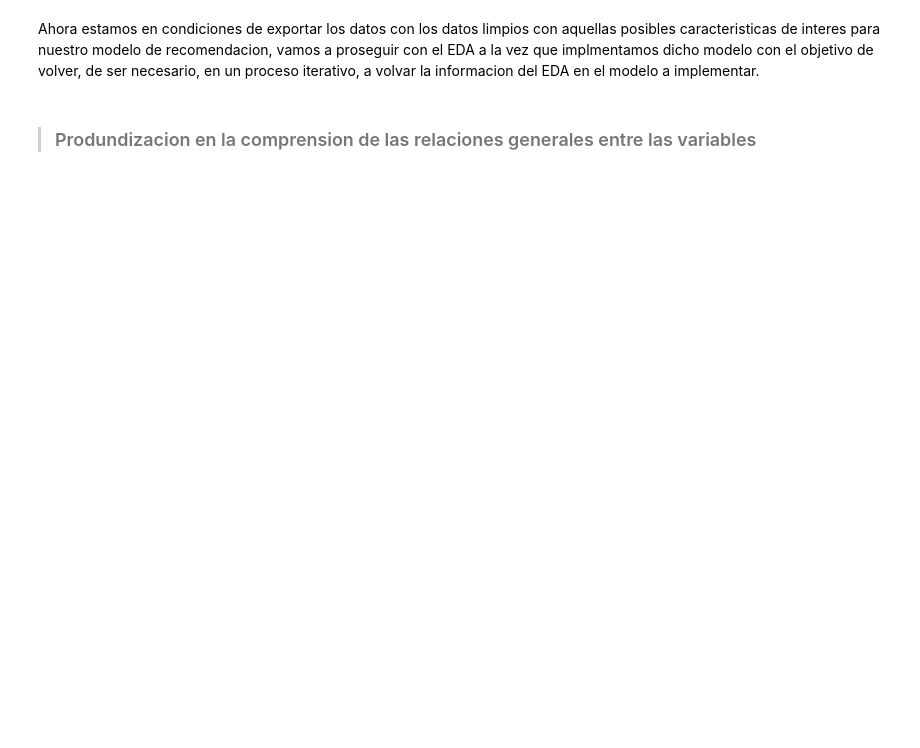
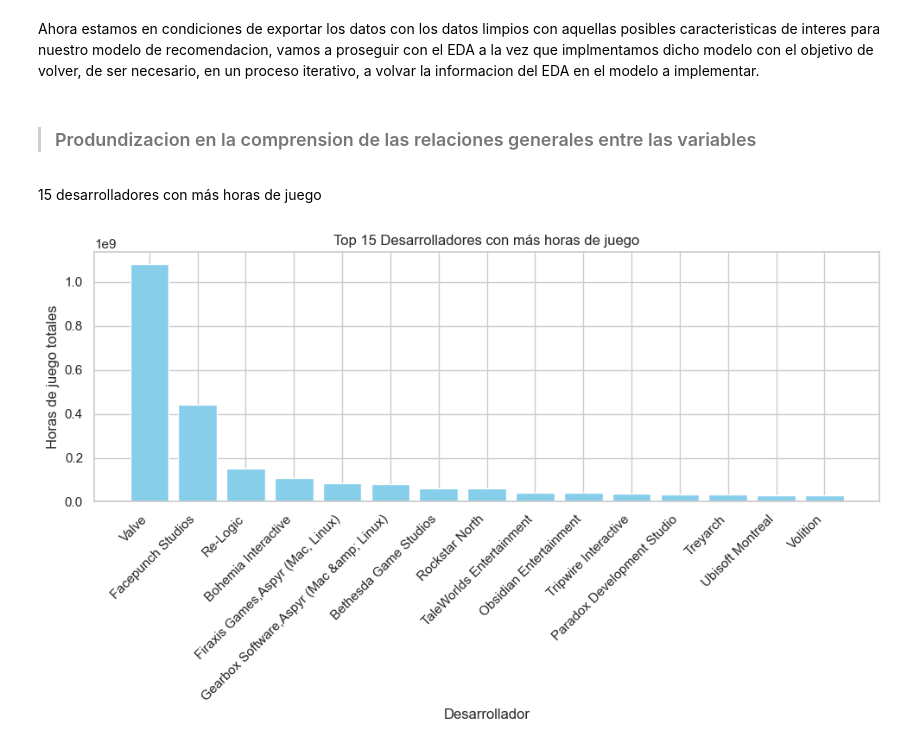
Before and after one commit to sebastianrosenblunnhellman/Steam_ML_OPS, a Jupyter notebook: 03_EDA.ipynb, the cells around one changed output. Drawn from its saved outputs; the diff is of its cells as text; code cells hidden in the pictures; blank space fills up the shorter version.

```diff
--- a/03_EDA.ipynb
+++ b/03_EDA.ipynb
@@ -334,3 +334,28 @@ Ahora estamos en condiciones de exportar los datos con los datos limpios con aqu
 df_user_items.to_parquet("datasets/processed_data/ml_user_items.parquet")
 # %% [markdown]
 > ### Produndizacion en la comprension de las relaciones generales entre las variables
+# %% [markdown]
+15 desarrolladores con más horas de juego
+# %%
+# Combinar DataFrames
+df_combined = pd.merge(df_steam_games, df_user_items, on="item_id")
+
+# Agrupar por desarrollador y sumar las horas de juego
+df_developer_hours = df_combined.groupby("developer")["playtime_forever"].sum().reset_index()
+
+# Obtener los 15 desarrolladores con más horas de juego
+top_developers = df_developer_hours.nlargest(15, "playtime_forever")
+
+# Crear el gráfico de barras
+plt.figure(figsize=(10, 6))
+plt.bar(top_developers["developer"], top_developers["playtime_forever"], color='skyblue')
+plt.xlabel('Desarrollador')
+plt.ylabel('Horas de juego totales')
+plt.title('Top 15 Desarrolladores con más horas de juego')
+plt.xticks(rotation=45, ha='right')
+plt.tight_layout()
+
+# Mostrar el gráfico
+plt.show()
+# %% [output]
+[figure, added]
```
Also changed, not shown: parts of 5 cells of this notebook, 5 other files.
